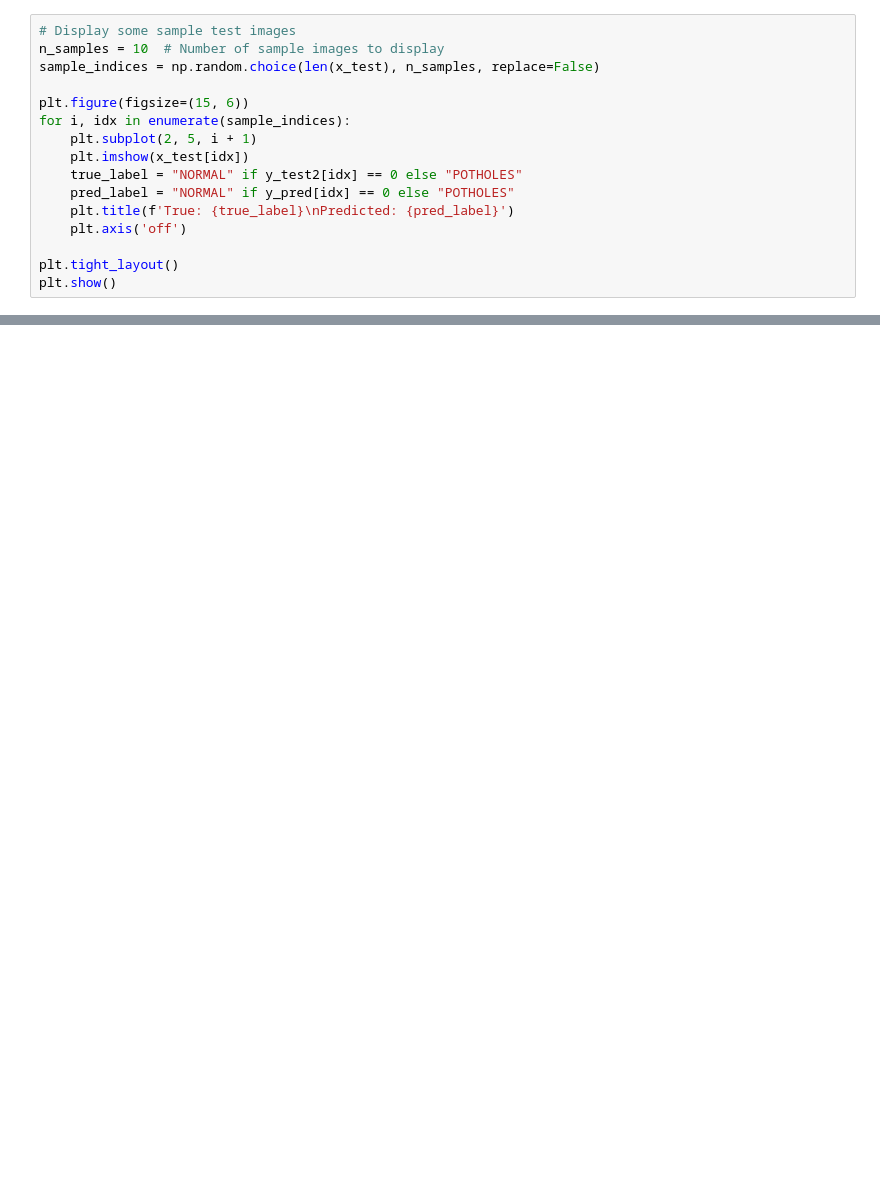
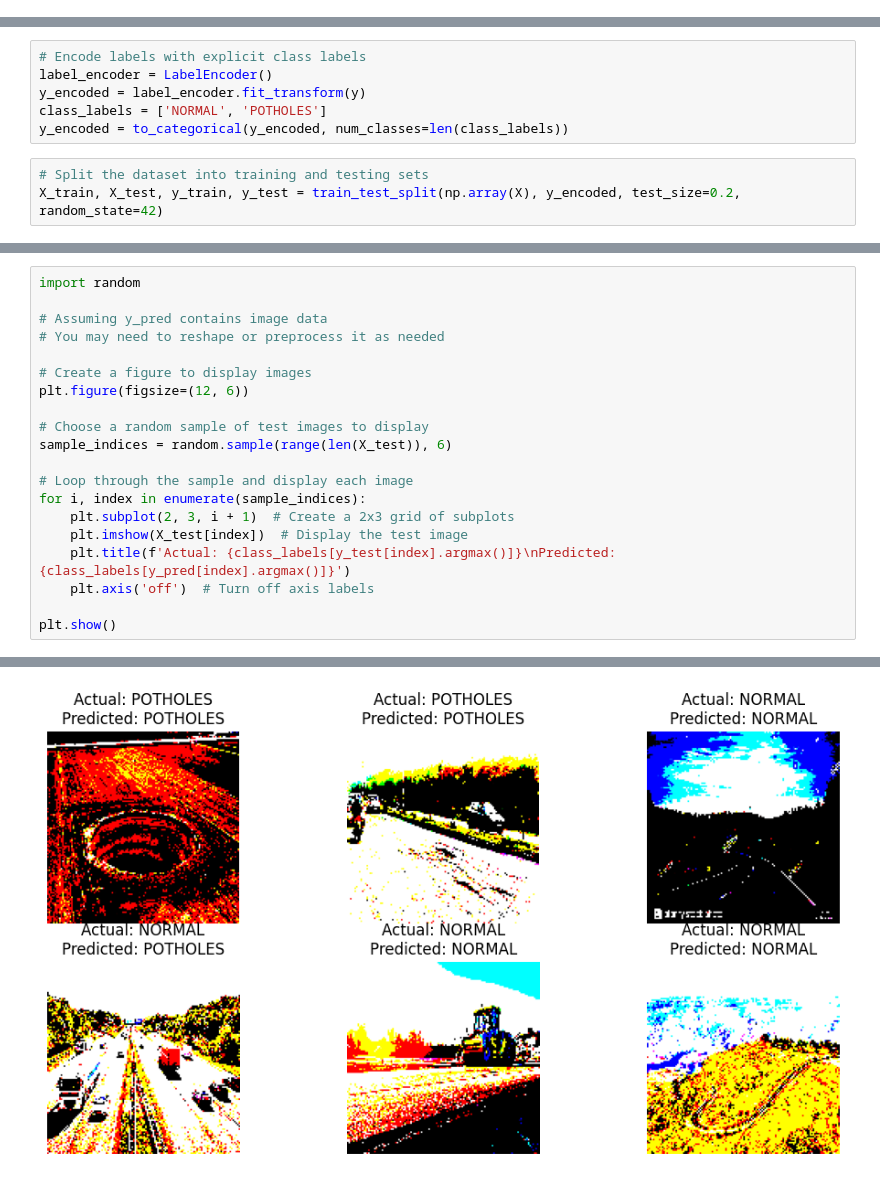
Before and after one commit to nilupulmadhawa/DL-Y4S1-group-project, a Jupyter notebook: VGG16/Pothole_Detection_VGG16_CNN.ipynb, the cells around one changed output, grey strips where cells are left out. Drawn from its saved outputs; the diff is of its cells as text; blank space fills up the shorter version.

```diff
--- a/VGG16/Pothole_Detection_VGG16_CNN.ipynb
+++ b/VGG16/Pothole_Detection_VGG16_CNN.ipynb
@@ -230,16 +5,0 @@ pd.DataFrame(confusion_matrix(y_test2, y_pred),
-# %%
-# Display some sample test images
-n_samples = 10  # Number of sample images to display
-sample_indices = np.random.choice(len(x_test), n_samples, replace=False)
-
-plt.figure(figsize=(15, 6))
-for i, idx in enumerate(sample_indices):
-    plt.subplot(2, 5, i + 1)
-    plt.imshow(x_test[idx])
-    true_label = "NORMAL" if y_test2[idx] == 0 else "POTHOLES"
-    pred_label = "NORMAL" if y_pred[idx] == 0 else "POTHOLES"
-    plt.title(f'True: {true_label}\nPredicted: {pred_label}')
-    plt.axis('off')
-
-plt.tight_layout()
-plt.show()
@@ -331,0 +102,9 @@ Final Validation Accuracy: 100.00%
+# %%
+# Encode labels with explicit class labels
+label_encoder = LabelEncoder()
+y_encoded = label_encoder.fit_transform(y)
+class_labels = ['NORMAL', 'POTHOLES']
+y_encoded = to_categorical(y_encoded, num_classes=len(class_labels))
+# %%
+# Split the dataset into training and testing sets
+X_train, X_test, y_train, y_test = train_test_split(np.array(X), y_encoded, test_size=0.2, random_state=42)
@@ -331,0 +219,21 @@ Final Validation Accuracy: 100.00%
+# %%
+import random
+
+# Assuming y_pred contains image data
+# You may need to reshape or preprocess it as needed
+
+# Create a figure to display images
+plt.figure(figsize=(12, 6))
+
+# Choose a random sample of test images to display
+sample_indices = random.sample(range(len(X_test)), 6)
+
+# Loop through the sample and display each image
+for i, index in enumerate(sample_indices):
+    plt.subplot(2, 3, i + 1)  # Create a 2x3 grid of subplots
+    plt.imshow(X_test[index])  # Display the test image
+    plt.title(f'Actual: {class_labels[y_test[index].argmax()]}\nPredicted: {class_labels[y_pred[index].argmax()]}')
+    plt.axis('off')  # Turn off axis labels
+
+plt.show()
+# %% [output]
@@ -331,0 +246 @@ Final Validation Accuracy: 100.00%
+[figure, added]
```
Also changed, not shown: parts of 37 cells of this notebook.
